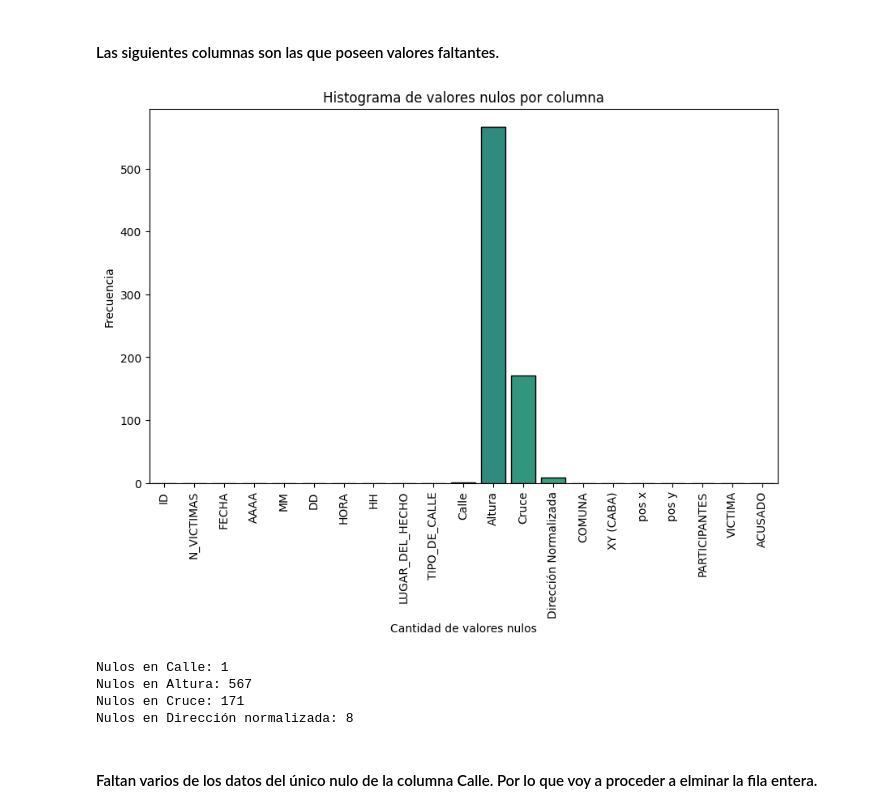
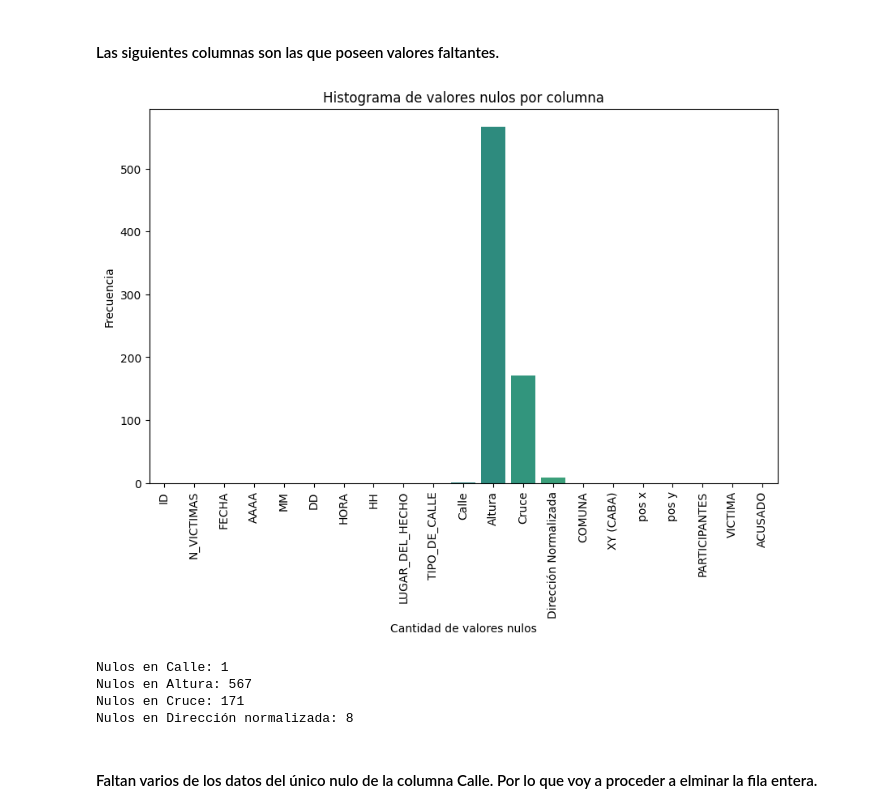
Before and after one commit to DJChincuini/Data-Analysis---Chincuini, a Jupyter notebook: EDA - Homicidios.ipynb, the cells around one changed output. Cells and saved outputs as stored; diff of their text form; code cells hidden in the pictures.

```diff
--- a/EDA - Homicidios.ipynb
+++ b/EDA - Homicidios.ipynb
@@ -53,25 +53,25 @@ memory usage: 114.3+ KB
 # %%
 columnas = list(hechos.columns)
 # Calculo la cantidad de valores nulos en cada columna
 nulos_por_columna = hechos.isnull().sum()
 
 # Crear un histograma con matplotlib
 plt.figure(figsize=(10, 6))
-sns.barplot(x=columnas, y=nulos_por_columna, hue=columnas, palette='viridis', edgecolor='black', legend=False)
+sns.barplot(x=columnas, y=nulos_por_columna, hue=columnas, palette='viridis', legend=False)
 plt.title('Histograma de valores nulos por columna')
 plt.xlabel('Cantidad de valores nulos')
 plt.xticks(rotation=90)
 plt.ylabel('Frecuencia')
 plt.show()
 
 nullCalle = hechos['Calle'].isnull().sum()
 nullAltura = hechos['Altura'].isnull().sum()
 nullCruce = hechos['Cruce'].isnull().sum()
 nullDir = hechos['Dirección Normalizada'].isnull().sum()
 
 print(f'Nulos en Calle: {nullCalle} \nNulos en Altura: {nullAltura} \nNulos en Cruce: {nullCruce} \nNulos en Dirección normalizada: {nullDir}')
 # %% [output]
-[figure, old version]
+[figure, new version]
 Nulos en Calle: 1
 Nulos en Altura: 567
 Nulos en Cruce: 171
```
Also changed, not shown: parts of 27 cells of this notebook.
